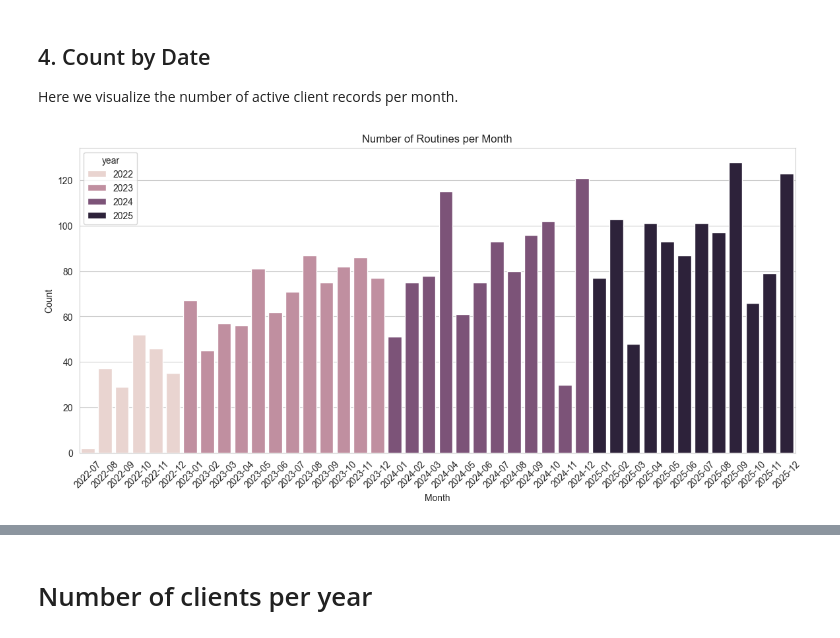
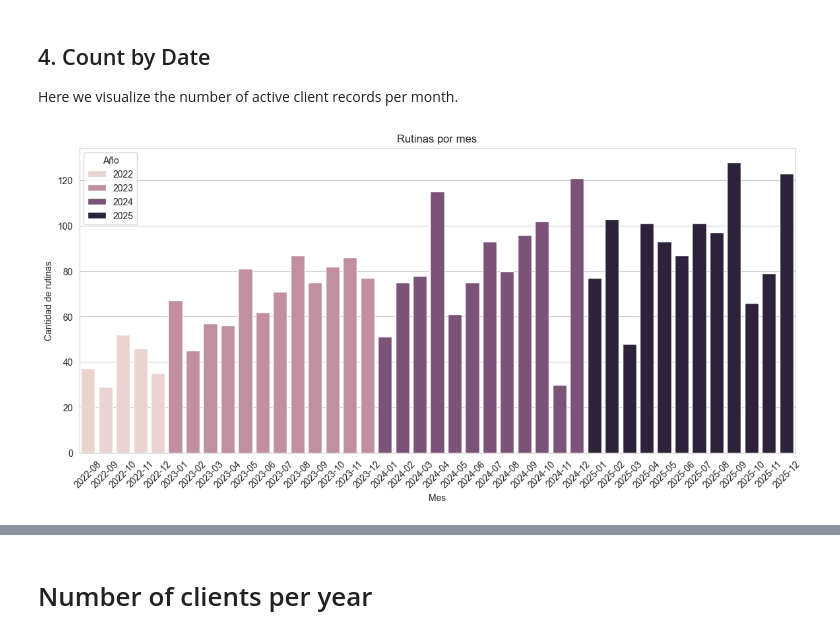
Before and after one commit to alejo-cuello/gym-clients, a Jupyter notebook: notebooks/02_eda_gym_routines_by_month.ipynb, the cells around one changed output, grey strips where cells are left out. Cells and saved outputs as stored; diff of their text form; code cells hidden in the pictures.

```diff
--- a/notebooks/02_eda_gym_routines_by_month.ipynb
+++ b/notebooks/02_eda_gym_routines_by_month.ipynb
@@ -24,3 +24,8 @@ df.head()
 | 2 | 0 | 2022-09-01 | M | 1 |
 | 3 | 0 | 2022-11-01 | M | 1 |
 | 4 | 1 | 2024-01-01 | M | 3 |
+# %%
+# I will filter the first month because it has only 2 routines
+print(f"Rows before filter: {df.shape[0]}")
+df = df[df['date'] != '2022-07']
+print(f"Rows after filter: {df.shape[0]}")
@@ -156,13 +230,14 @@ Here we visualize the number of active client records per month.
 # %%
 plt.figure(figsize=(14, 6))
 # Format dates as strings for the x-axis labels to be cleaner
 df['date_str'] = df['date'].dt.strftime('%Y-%m')
 df['year'] = df['date'].dt.year
 sns.countplot(data=df.sort_values('date'), x='date_str', hue='year', dodge=False)
-plt.title('Number of Routines per Month')
-plt.xlabel('Month')
-plt.ylabel('Count')
+plt.title('Rutinas por mes')
+plt.legend(title='Año')
+plt.xlabel('Mes')
+plt.ylabel('Cantidad de rutinas')
 plt.xticks(rotation=45)
 plt.show()
 # %% [output]
-[figure, old version]
+[figure, new version]
```
Also changed, not shown: parts of 15 cells of this notebook.
